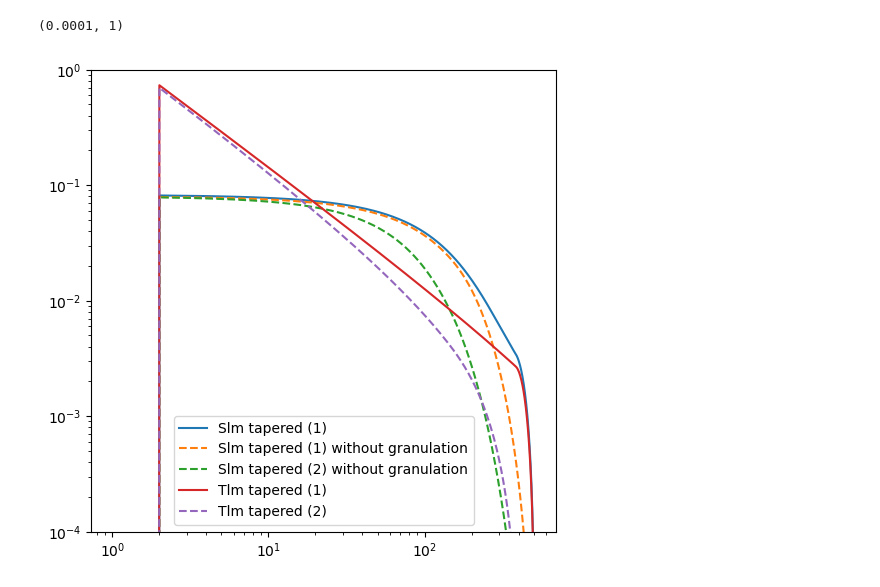
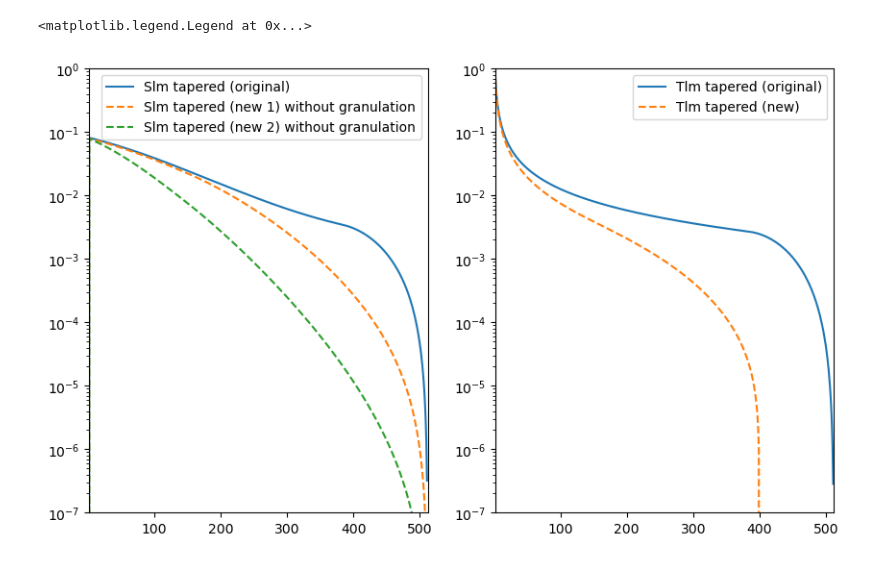
Before and after one commit to predsci/ConFlow, a Jupyter notebook: python/spectrum.ipynb, the cells around one changed output. Saved outputs shown, nothing was run; the diff lists cells and outputs as text; code cells hidden in the pictures.

```diff
--- a/python/spectrum.ipynb
+++ b/python/spectrum.ipynb
@@ -10,52 +10,58 @@ sqrt = np.sqrt
 # %%
 nl = 512
 lmax = nl-1
+
+g_l1 = 1000
+g_l2 = 100
+sg_l1 = 165
+sg_l2 = 100
+taper_l0 = 384 # original
+taper_l1 = 150
 
 els = np.arange(nl)
 ampS = np.zeros([nl])
 ampS2 = np.zeros([nl])
 ampS3 = np.zeros([nl])
 ampT = np.zeros([nl])
 ampT2 = np.zeros([nl])
 taper1_ampS = np.zeros([nl])
 taper2_ampS = np.zeros([nl])
 taper3_ampS = np.zeros([nl])
 taper1_ampT = np.zeros([nl])
 taper2_ampT = np.zeros([nl])
-g_l1 = 1000
-g_l2 = 100
-sg_l1 = 165
-sg_l2 = 100
-taper_idx1 = 384
-taper_idx2 = 150
+
 for l in els[2:]:
     ampS[l] = 0.08*(1-tanh(l/sg_l1)) + 0.0024*(1 - tanh(l/2000))
     ampS2[l] = 0.08*(1-tanh(l/sg_l1))
     ampS3[l] = 0.08*(1-tanh(l/sg_l2))
     ampT[l] = 1.5*(1 - 0.5*np.sqrt(l/g_l1))/l
     ampT2[l] = 1.5*(1 - 0.5*np.sqrt(l/g_l2))/l
-    taper1 = 1
+    taper_original = 1
     taper2 = 1
-    if l > taper_idx1:
-        taper1 = 0.5*(1 + cos(pi*(l - taper_idx1)/(nl - taper_idx1)))
-    if l > taper_idx2:
-        taper2 = 0.5*(1 + cos(pi*(l - taper_idx2)/(nl - taper_idx2)))
-    taper1_ampS[l] = taper1 * ampS[l]
+    if l > taper_l0:
+        taper_original = 0.5*(1 + cos(pi*(l - taper_l0)/(512 - taper_l0)))
+    if l > taper_l1:
+        taper2 = 0.5*(1 + cos(pi*(l - taper_l1)/(nl - taper_l1)))
+    taper1_ampS[l] = taper_original * ampS[l]
     taper2_ampS[l] = taper2 * ampS2[l]
     taper3_ampS[l] = taper2 * ampS3[l]
-    taper1_ampT[l] = taper1 * ampT[l]
+    taper1_ampT[l] = taper_original * ampT[l]
     taper2_ampT[l] = taper2 * ampT2[l]
 
-fig, axs = plt.subplots(nrows=1, ncols=1, figsize=(6,6))
-axs.plot(els, taper1_ampS, label='Slm tapered (1)')
-axs.plot(els, taper2_ampS, ls='--', label='Slm tapered (1) without granulation')
-axs.plot(els, taper3_ampS, ls='--', label='Slm tapered (2) without granulation')
-axs.plot(els, taper1_ampT, label='Tlm tapered (1)')
-axs.plot(els, taper2_ampT, ls='--', label='Tlm tapered (2)')
-axs.legend()
-plt.yscale('log')
-plt.xscale('log')
-plt.ylim([1e-4, 1])
+fig, axs = plt.subplots(nrows=1, ncols=2, figsize=(10,6))
+axs[0].plot(els, taper1_ampS, label='Slm tapered (original)')
+axs[0].plot(els, taper2_ampS, ls='--', label='Slm tapered (new 1) without granulation')
+axs[0].plot(els, taper3_ampS, ls='--', label='Slm tapered (new 2) without granulation')
+axs[0].set_xlim([2, 512])
+axs[0].set_ylim([1e-7, 1])
+axs[0].set_yscale('log')
+axs[0].legend()
+axs[1].plot(els, taper1_ampT, label='Tlm tapered (original)')
+axs[1].plot(els, taper2_ampT, ls='--', label='Tlm tapered (new)')
+axs[1].set_xlim([2, 512])
+axs[1].set_yscale('log')
+axs[1].set_ylim([1e-7, 1])
+axs[1].legend()
 # %% [output]
-(0.0001, 1)
+<matplotlib.legend.Legend at 0x...>
-[figure, old version]
+[figure, new version]
```
Also changed, not shown: parts of 6 cells of this notebook.
